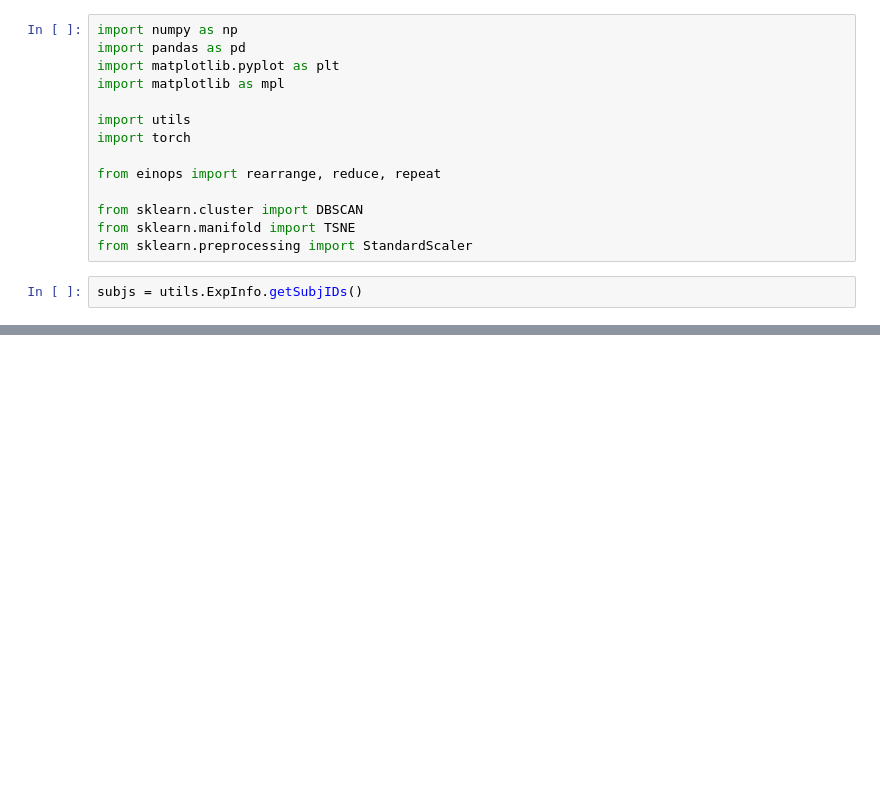
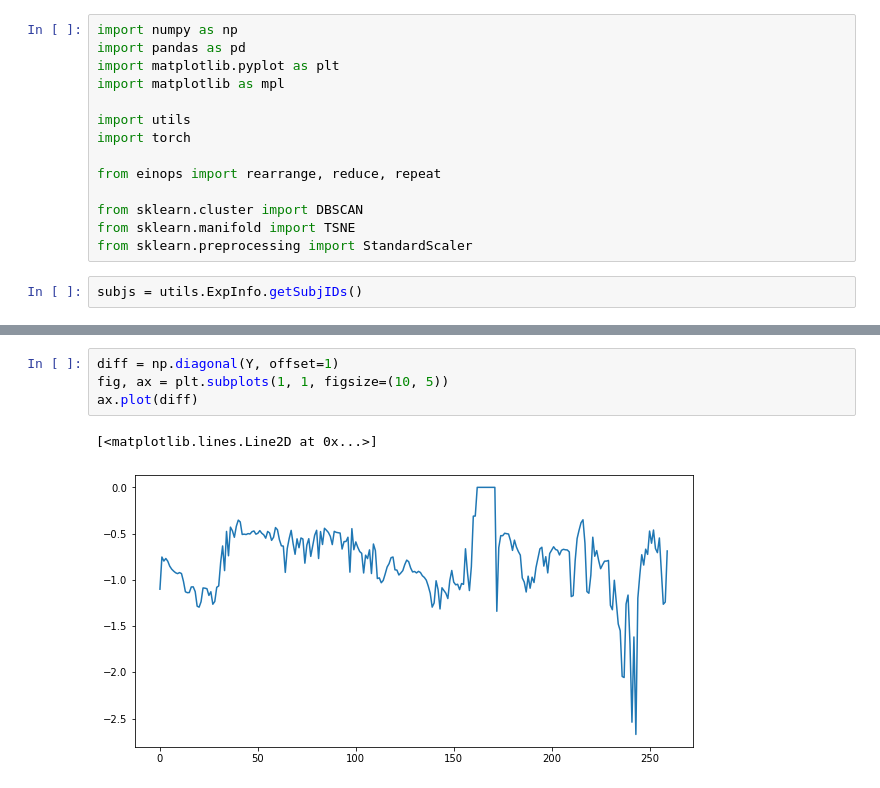
Before and after one commit to acercyc/Keio-Testing_analysis, a Jupyter notebook: src/test_clustering.ipynb, the cells around one changed output, grey strips where cells are left out. Drawn from its saved outputs; the diff is of its cells as text; blank space fills up the shorter version.

```diff
--- a/src/test_clustering.ipynb
+++ b/src/test_clustering.ipynb
@@ -163,0 +124,7 @@ model = model.load_from_checkpoint(path_cp).double()
+# %%
+diff = np.diagonal(Y, offset=1)
+fig, ax = plt.subplots(1, 1, figsize=(10, 5))
+ax.plot(diff)
+# %% [output]
+[<matplotlib.lines.Line2D at 0x...>]
+[figure, added]
```
Also changed, not shown: parts of 12 cells of this notebook, 9 other files.
